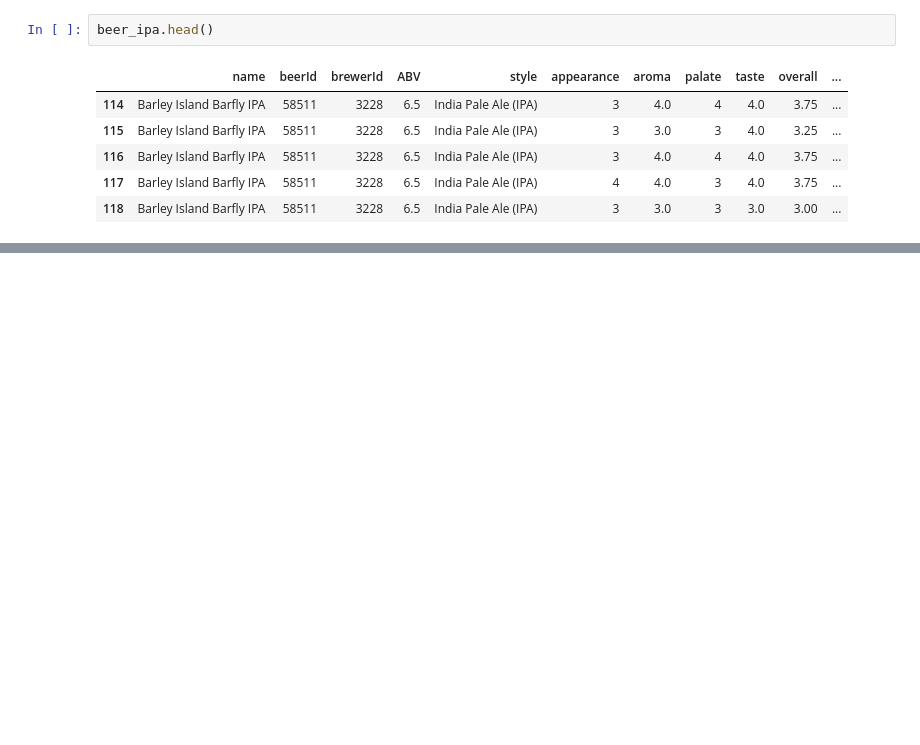
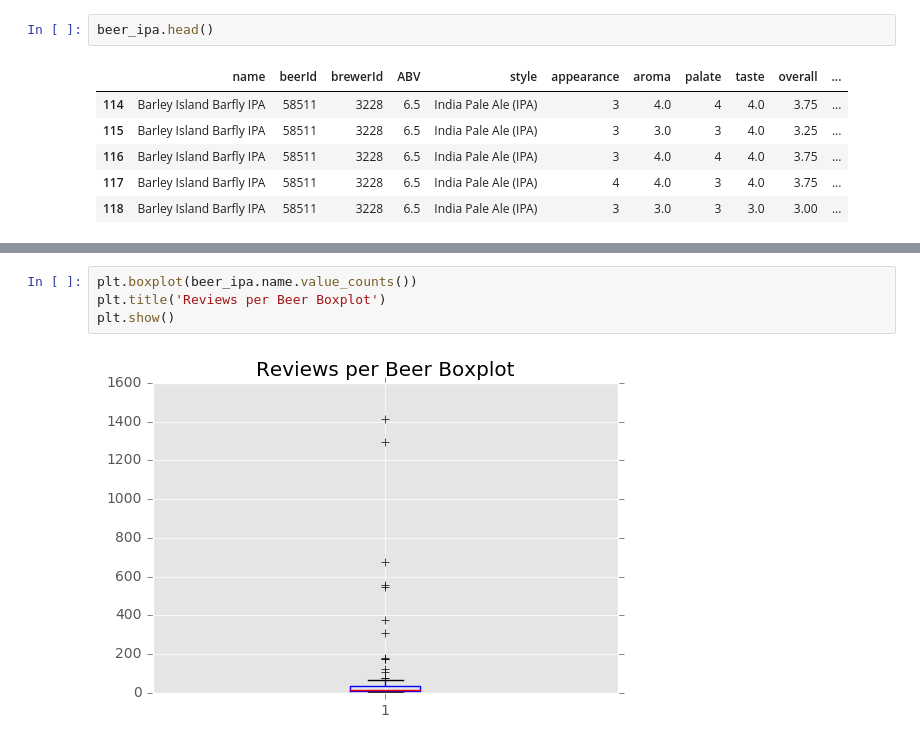
Before and after one commit to sdesaidata/Springboard, a Jupyter notebook: Capstone_Project_I/BeerEDA.ipynb, the cells around one changed output, grey strips where cells are left out. Drawn from its saved outputs; the diff is of its cells as text; blank space fills up the shorter version.

```diff
--- a/Capstone_Project_I/BeerEDA.ipynb
+++ b/Capstone_Project_I/BeerEDA.ipynb
@@ -394,0 +309,6 @@ https://www.researchgate.net/publication/283761921_Capturing_Meaning_in_Product_
+# %%
+plt.boxplot(beer_ipa.name.value_counts())
+plt.title('Reviews per Beer Boxplot')
+plt.show()
+# %% [output]
+[figure, added]
```
Also changed, not shown: parts of 19 cells of this notebook.
